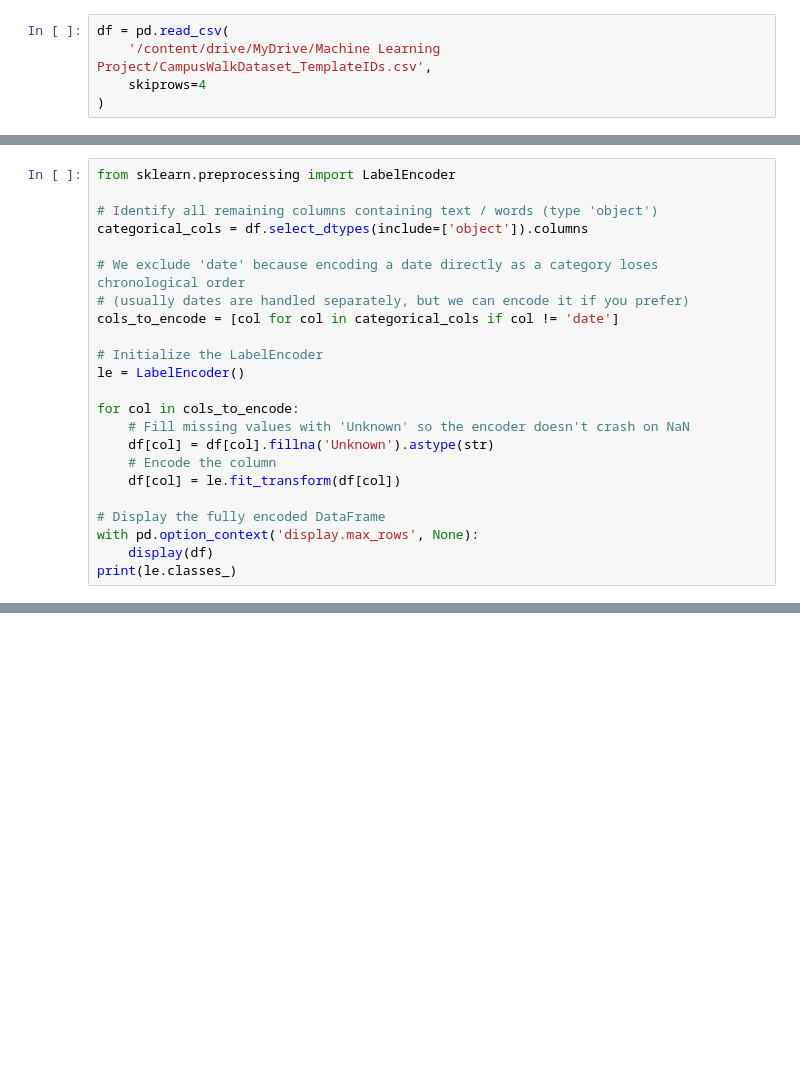
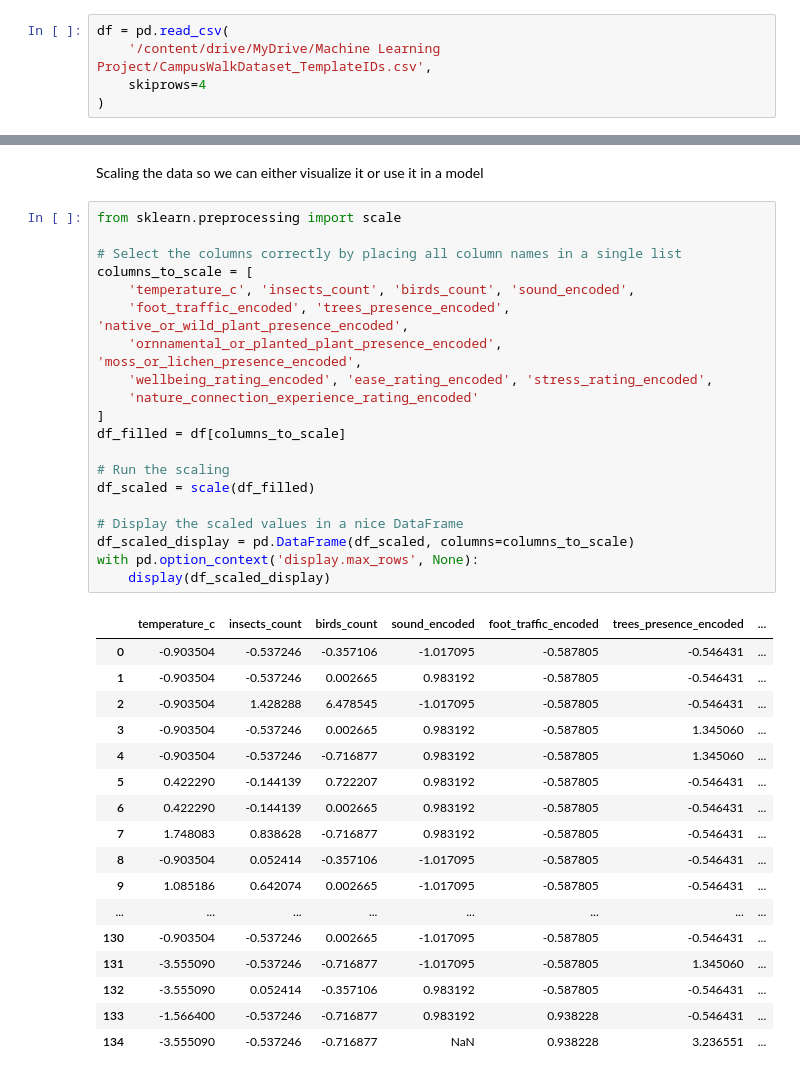
Before and after one commit to RonsJose/ml-project-colab, a Jupyter notebook: Project.ipynb, the cells around one changed output, grey strips where cells are left out. Cells and saved outputs as stored; diff of their text form; blank space fills up the shorter version.

```diff
--- a/Project.ipynb
+++ b/Project.ipynb
@@ -90,26 +97,3 @@ with pd.option_context('display.max_rows', None):
 | 136 | 15 |
 | 137 | 10 |
 dtype: object
-# %%
-from sklearn.preprocessing import LabelEncoder
-
-# Identify all remaining columns containing text / words (type 'object')
-categorical_cols = df.select_dtypes(include=['object']).columns
-
-# We exclude 'date' because encoding a date directly as a category loses chronological order
-# (usually dates are handled separately, but we can encode it if you prefer)
-cols_to_encode = [col for col in categorical_cols if col != 'date']
-
-# Initialize the LabelEncoder
-le = LabelEncoder()
-
-for col in cols_to_encode:
-    # Fill missing values with 'Unknown' so the encoder doesn't crash on NaN
-    df[col] = df[col].fillna('Unknown').astype(str)
-    # Encode the column
-    df[col] = le.fit_transform(df[col])
-
-# Display the fully encoded DataFrame
-with pd.option_context('display.max_rows', None):
-    display(df)
-print(le.classes_)
@@ -155,0 +216,40 @@ KeyError: ' length'
+# %% [markdown]
+Scaling the data so we can either visualize it or use it in a model
+# %%
+from sklearn.preprocessing import scale
+
+# Select the columns correctly by placing all column names in a single list
+columns_to_scale = [
+    'temperature_c', 'insects_count', 'birds_count', 'sound_encoded',
+    'foot_traffic_encoded', 'trees_presence_encoded', 'native_or_wild_plant_presence_encoded',
+    'ornnamental_or_planted_plant_presence_encoded', 'moss_or_lichen_presence_encoded',
+    'wellbeing_rating_encoded', 'ease_rating_encoded', 'stress_rating_encoded',
+    'nature_connection_experience_rating_encoded'
+]
+df_filled = df[columns_to_scale]
+
+# Run the scaling
+df_scaled = scale(df_filled)
+
+# Display the scaled values in a nice DataFrame
+df_scaled_display = pd.DataFrame(df_scaled, columns=columns_to_scale)
+with pd.option_context('display.max_rows', None):
+    display(df_scaled_display)
+# %% [output]
+|  | temperature_c | insects_count | birds_count | sound_encoded | foot_traffic_encoded | trees_presence_encoded | ... |
+| 0 | -0.903504 | -0.537246 | -0.357106 | -1.017095 | -0.587805 | -0.546431 | ... |
+| 1 | -0.903504 | -0.537246 | 0.002665 | 0.983192 | -0.587805 | -0.546431 | ... |
+| 2 | -0.903504 | 1.428288 | 6.478545 | -1.017095 | -0.587805 | -0.546431 | ... |
+| 3 | -0.903504 | -0.537246 | 0.002665 | 0.983192 | -0.587805 | 1.345060 | ... |
+| 4 | -0.903504 | -0.537246 | -0.716877 | 0.983192 | -0.587805 | 1.345060 | ... |
+| 5 | 0.422290 | -0.144139 | 0.722207 | 0.983192 | -0.587805 | -0.546431 | ... |
+| 6 | 0.422290 | -0.144139 | 0.002665 | 0.983192 | -0.587805 | -0.546431 | ... |
+| 7 | 1.748083 | 0.838628 | -0.716877 | 0.983192 | -0.587805 | -0.546431 | ... |
+| 8 | -0.903504 | 0.052414 | -0.357106 | -1.017095 | -0.587805 | -0.546431 | ... |
+| 9 | 1.085186 | 0.642074 | 0.002665 | -1.017095 | -0.587805 | -0.546431 | ... |
+| ... | ... | ... | ... | ... | ... | ... | ... |
+| 130 | -0.903504 | -0.537246 | 0.002665 | -1.017095 | -0.587805 | -0.546431 | ... |
+| 131 | -3.555090 | -0.537246 | -0.716877 | -1.017095 | -0.587805 | 1.345060 | ... |
+| 132 | -3.555090 | 0.052414 | -0.357106 | 0.983192 | -0.587805 | -0.546431 | ... |
+| 133 | -1.566400 | -0.537246 | -0.716877 | 0.983192 | 0.938228 | -0.546431 | ... |
+| 134 | -3.555090 | -0.537246 | -0.716877 | NaN | 0.938228 | 3.236551 | ... |
```
Also changed, not shown: parts of 17 cells of this notebook.
